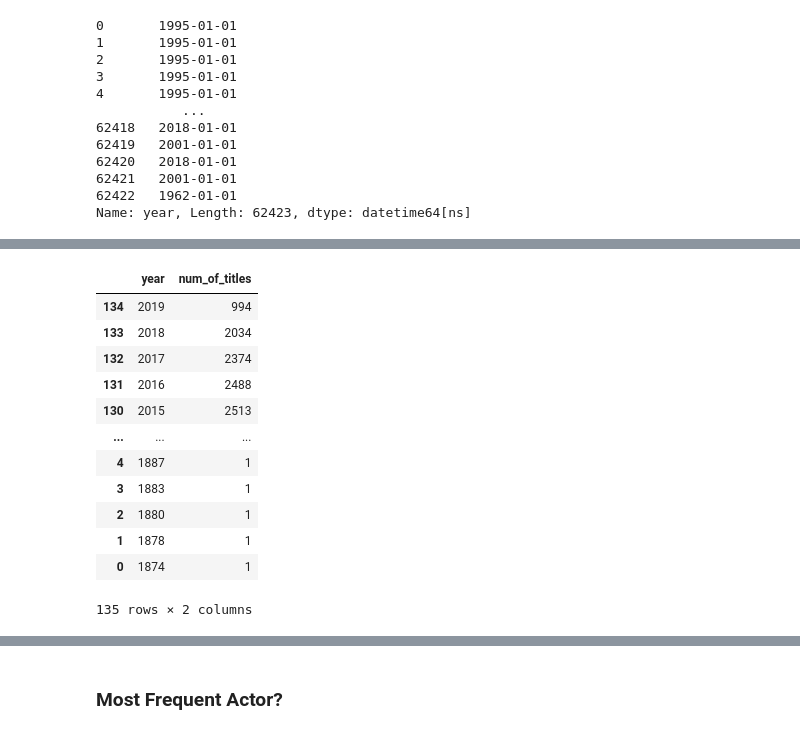
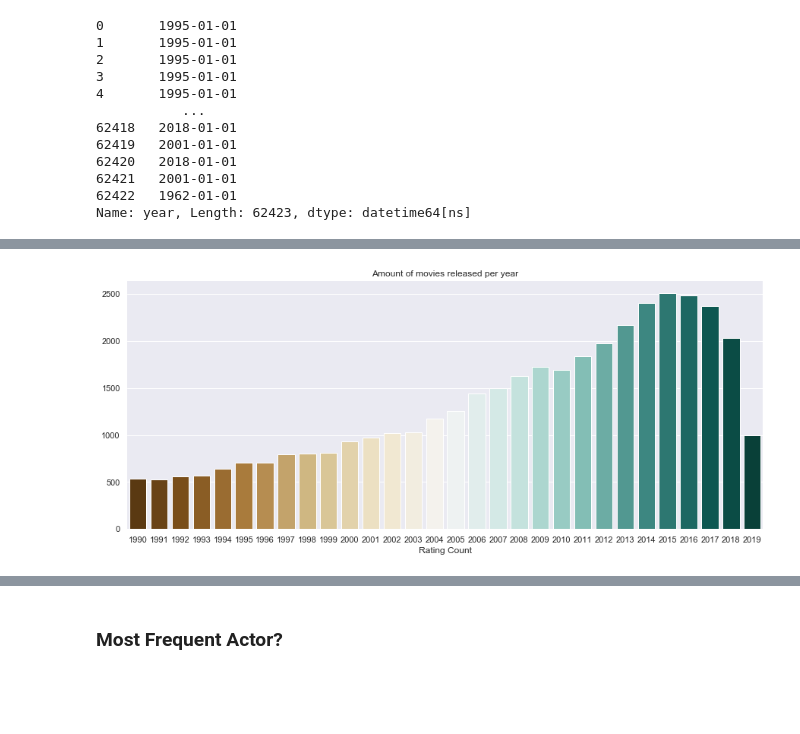
Before and after one commit to EDSATeam11/unsupervised-predict-streamlit-template, a Jupyter notebook: main.ipynb, the cells around one changed output, grey strips where cells are left out. Saved outputs shown, nothing was run; the diff lists cells and outputs as text; code cells hidden in the pictures; blank space fills up the shorter version.

```diff
--- a/main.ipynb
+++ b/main.ipynb
@@ -471,3 +486,6 @@ pd.to_datetime(movies.year, format='%Y')
 Name: year, Length: 62423, dtype: datetime64[ns]
 # %%
 year_df = pd.DataFrame(movies.groupby('year')['title'].count()).reset_index()
+year_df.rename(columns={'title': 'num_of_titles'}, inplace=True)
+year_df = year_df.sort_values(by='year', ascending=False)
+year_df
@@ -483,17 +505,0 @@ year_df.head()
-# %%
-year_df.rename(columns={'title': 'num_of_titles'}, inplace=True)
-year_df.sort_values(by='year', ascending=False)
-# %% [output]
-|  | year | num_of_titles |
-| 134 | 2019 | 994 |
-| 133 | 2018 | 2034 |
-| 132 | 2017 | 2374 |
-| 131 | 2016 | 2488 |
-| 130 | 2015 | 2513 |
-| ... | ... | ... |
-| 4 | 1887 | 1 |
-| 3 | 1883 | 1 |
-| 2 | 1880 | 1 |
-| 1 | 1878 | 1 |
-| 0 | 1874 | 1 |
-135 rows × 2 columns
@@ -508,2 +506,10 @@ year_df.sort_values(by='year', ascending=False)
-# %%
-year_df['period'] = year_df['year'].apply(era)
+# %%
+# plot the highest rated movies
+f, ax = plt.subplots(figsize=(15, 6))
+sns.barplot(data=year_df[0:30],y='num_of_titles',x='year',palette = sns.color_palette("BrBG", 30))
+ax.set(ylabel="",
+       xlabel="Rating Count")
+ax.title.set_text('Amount of movies released per year')
+sns.despine(left=True, bottom=True)
+# %% [output]
+[figure, added]
```
Also changed, not shown: parts of 72 cells of this notebook.
